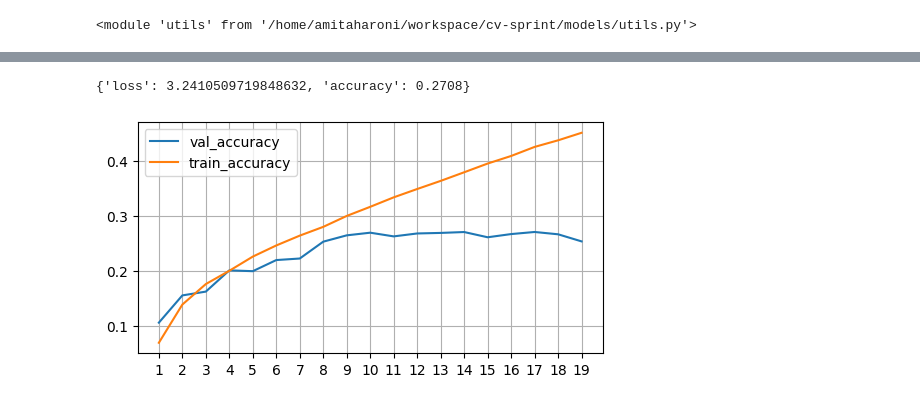
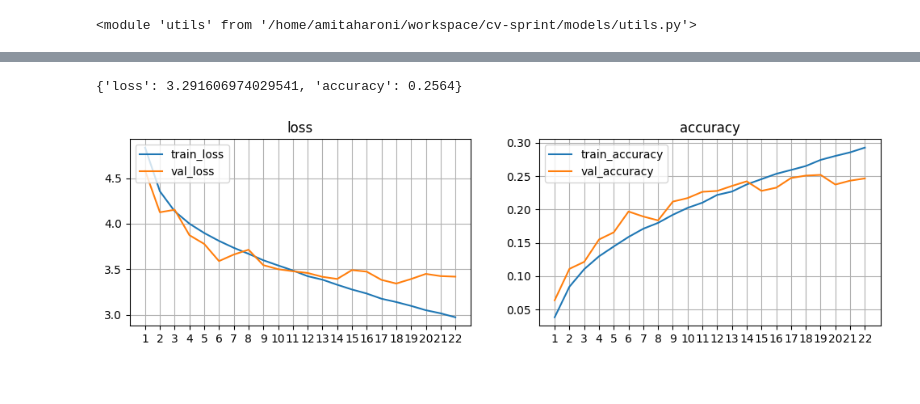
Before and after one commit to vaharoni/cv-sprint, a Jupyter notebook: models/01-alexnet.ipynb, the cells around one changed output, grey strips where cells are left out. Saved outputs shown, nothing was run; the diff lists cells and outputs as text; code cells hidden in the pictures.

```diff
--- a/models/01-alexnet.ipynb
+++ b/models/01-alexnet.ipynb
@@ -41,10 +41,10 @@ class AlexNet(torch.nn.Module):
             torch.nn.Linear(in_features=1152, out_features=512),
             torch.nn.BatchNorm1d(num_features=512),
             torch.nn.ReLU(),
-            torch.nn.Dropout(0.2),
+            torch.nn.Dropout(0.5),
             torch.nn.Linear(in_features=512, out_features=256),
             torch.nn.ReLU(),
-            torch.nn.Dropout(0.2),
+            torch.nn.Dropout(0.5),
             torch.nn.Linear(in_features=256, out_features=200),
         )
 
@@ -104,16 +106,8 @@ Epoch 12/1000: train_loss=2.6775, train_accuracy=0.3491, val_loss=3.2756, val_ac
 # %%
 utils.evaluate_model(model, test_dl, loss_fn, metrics=[utils.metric_accuracy])
 # %% [output]
-{'loss': 3.2410509719848632, 'accuracy': 0.2708}
+{'loss': 3.291606974029541, 'accuracy': 0.2564}
-# %%
-import matplotlib.pyplot as plt
-
-fig, ax = plt.subplots(figsize=(6, 3))
-ax.plot(hist['epoch'], hist['val_accuracy'], label='val_accuracy')
-ax.plot(hist['epoch'], hist['train_accuracy'], label='train_accuracy')
-ax.legend(loc='upper left')
-ax.set_xticks(hist['epoch'])
-ax.grid()
-plt.show()
-# %% [output]
-[figure, removed]
+# %%
+utils.plot_metrics(hist)
+# %% [output]
+[figure, added]
```
Also changed, not shown: parts of 2 cells of this notebook, 1 other file.
